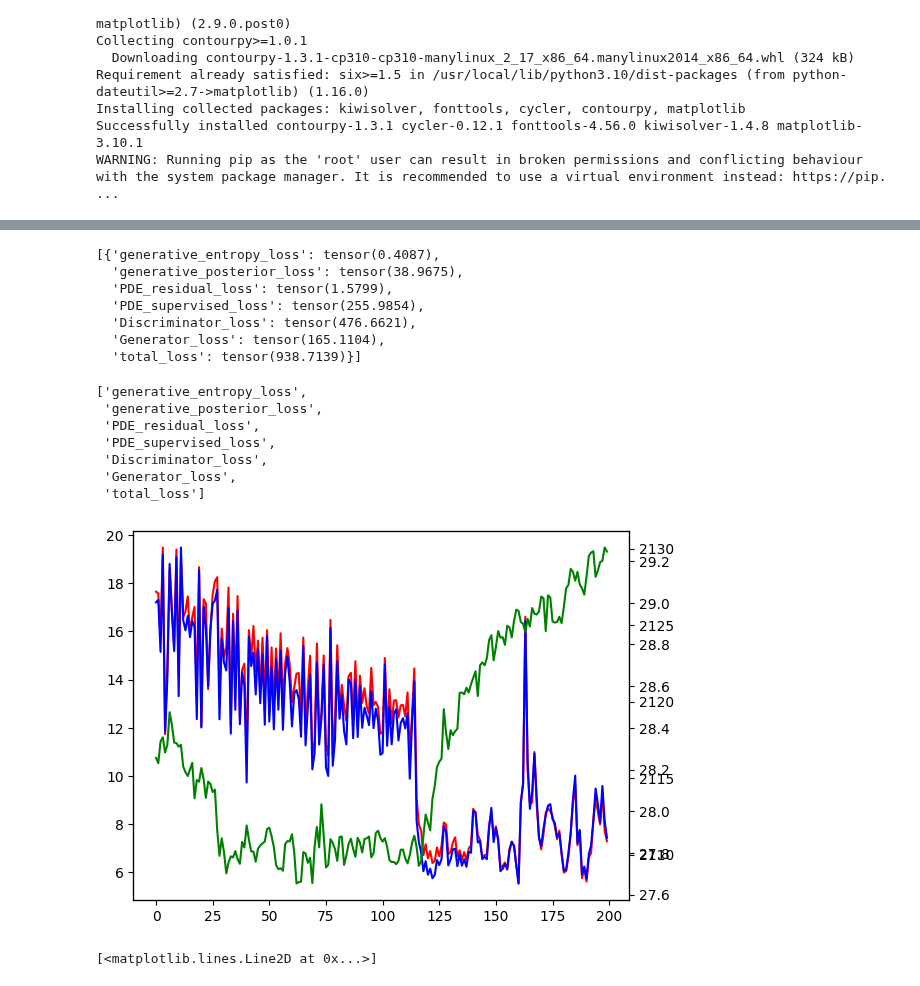
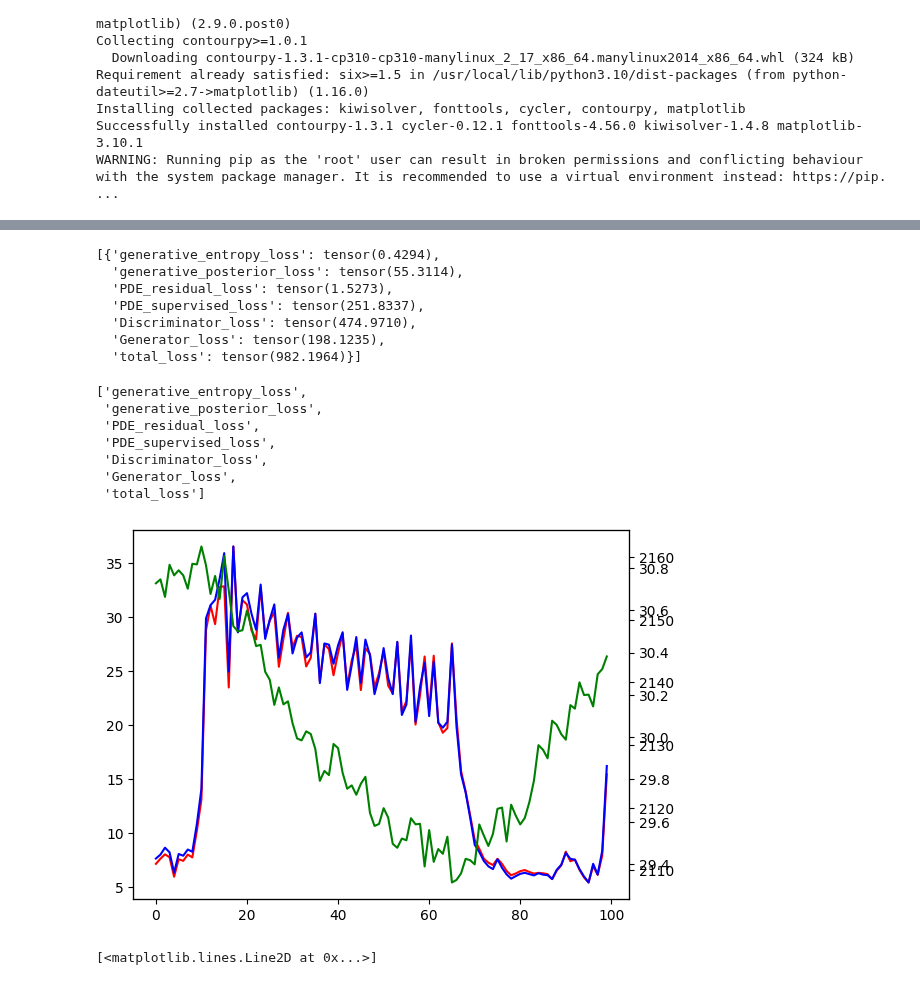
Before and after one commit to grmc1999/PhysicsSimulationDeepLearning, a Jupyter notebook: Notebooks/Untitled1.ipynb, the cells around one changed output, grey strips where cells are left out. Cells and saved outputs as stored; diff of their text form; code cells hidden in the pictures.

```diff
--- a/Notebooks/Untitled1.ipynb
+++ b/Notebooks/Untitled1.ipynb
@@ -34,19 +35,19 @@ GAN_PI_Gl6_Dl5  GAN_PI_l5                  GAN_PI_w_1
 # %%
 root="../Exps/GAN_PI"
 # %%
-model_id="GAN_PI_enforce_supervised"
+model_id="GAN_PI_LL_s10"
 hist=np.load(os.path.join(root,model_id,"loss_results.npy"),allow_pickle=True)
 hist=hist.tolist()
 # %%
 hist[1]["train"]["discriminative_losses"]
 # %% [output]
-[{'generative_entropy_loss': tensor(0.4087),
-  'generative_posterior_loss': tensor(38.9675),
-  'PDE_residual_loss': tensor(1.5799),
-  'PDE_supervised_loss': tensor(255.9854),
-  'Discriminator_loss': tensor(476.6621),
-  'Generator_loss': tensor(165.1104),
-  'total_loss': tensor(938.7139)}]
+[{'generative_entropy_loss': tensor(0.4294),
+  'generative_posterior_loss': tensor(55.3114),
+  'PDE_residual_loss': tensor(1.5273),
+  'PDE_supervised_loss': tensor(251.8337),
+  'Discriminator_loss': tensor(474.9710),
+  'Generator_loss': tensor(198.1235),
+  'total_loss': tensor(982.1964)}]
 # %%
 list(hist[1]["train"]["generative_losses"][0].keys())
 # %% [output]
@@ -69,17 +70,17 @@ for k in hist[1]["train"]["generative_losses"][0].keys():
 #    reduce(lambda x,y:x+y,list(b["Generator_loss"] for b in hist[ep]["train"]["generative_losses"])) for ep in hist.keys()
 #)
 # %%
-inidx=-200
+inidx=-100
 fig,axs=plt.subplots()
 axs.plot(np.arange(len(step_loss["PDE_supervised_loss"][inidx:])),step_loss["PDE_supervised_loss"][inidx:],color='r')
 axs_=axs.twinx()
 axs_.plot(np.arange(len(step_loss["PDE_residual_loss"][inidx:])),step_loss["total_loss"][inidx:],color='b')
 axs_=axs.twinx()
 axs_.plot(np.arange(len(step_loss["Generator_loss"][inidx:])),step_loss["PDE_residual_loss"][inidx:],color='g')
 #fig.tight_layout()
 plt.show()
 # %% [output]
-[figure, old version]
+[figure, new version]
 # %%
 
 plt.plot(step_loss["PDE_supervised_loss"][-100:])
```
Also changed, not shown: parts of 1 cell of this notebook, 5 other files.
